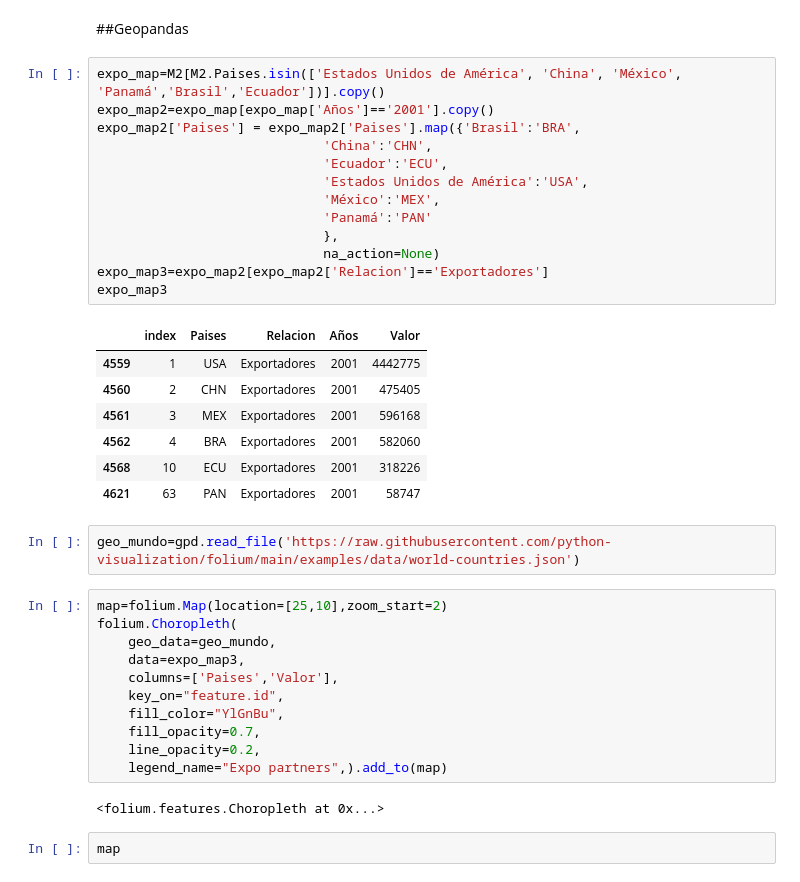
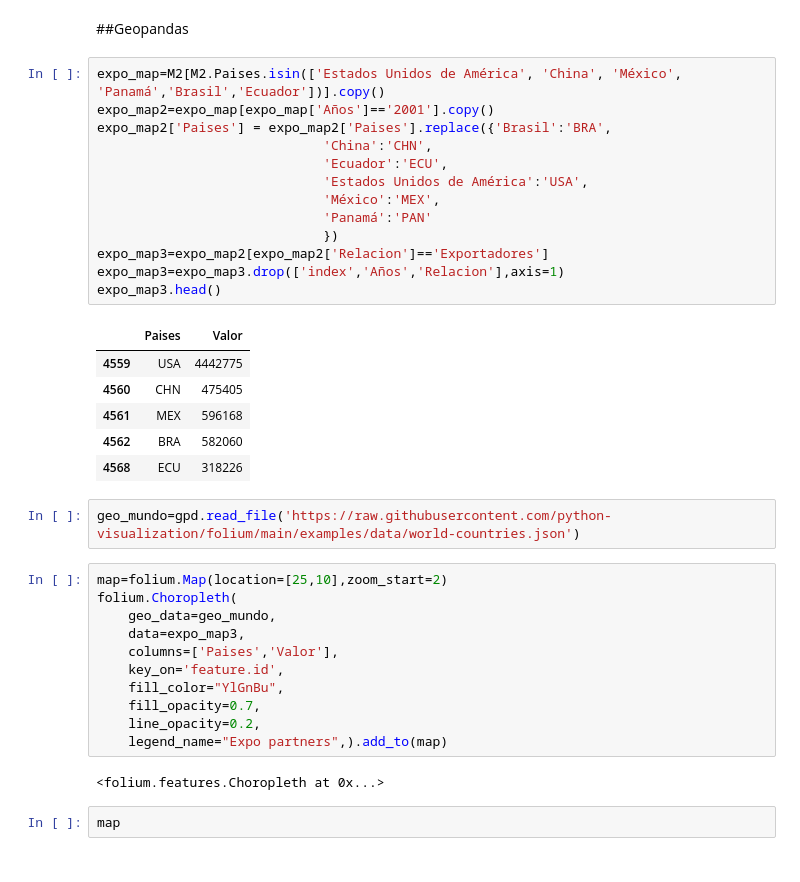
Before and after one commit to LuchoValr/Mycodes, a Jupyter notebook: Proyecto_semillero_Avance1.ipynb, the cells around one changed output. Drawn from its saved outputs; the diff is of its cells as text.

```diff
--- a/Proyecto_semillero_Avance1.ipynb
+++ b/Proyecto_semillero_Avance1.ipynb
@@ -281,24 +256,23 @@ ax2.legend(['Tasa de desempleo de Colombia'],prop = {'size': 10},loc='upper left
 # %%
 expo_map=M2[M2.Paises.isin(['Estados Unidos de América', 'China', 'México', 'Panamá','Brasil','Ecuador'])].copy()
 expo_map2=expo_map[expo_map['Años']=='2001'].copy()
-expo_map2['Paises'] = expo_map2['Paises'].map({'Brasil':'BRA',
+expo_map2['Paises'] = expo_map2['Paises'].replace({'Brasil':'BRA',
                              'China':'CHN',
                              'Ecuador':'ECU',
                              'Estados Unidos de América':'USA',
                              'México':'MEX',
                              'Panamá':'PAN'
-                             },
-                             na_action=None)
+                             })
 expo_map3=expo_map2[expo_map2['Relacion']=='Exportadores']
-expo_map3
+expo_map3=expo_map3.drop(['index','Años','Relacion'],axis=1)
+expo_map3.head()
 # %% [output]
-|  | index | Paises | Relacion | Años | Valor |
-| 4559 | 1 | USA | Exportadores | 2001 | 4442775 |
-| 4560 | 2 | CHN | Exportadores | 2001 | 475405 |
-| 4561 | 3 | MEX | Exportadores | 2001 | 596168 |
-| 4562 | 4 | BRA | Exportadores | 2001 | 582060 |
-| 4568 | 10 | ECU | Exportadores | 2001 | 318226 |
-| 4621 | 63 | PAN | Exportadores | 2001 | 58747 |
+|  | Paises | Valor |
+| 4559 | USA | 4442775 |
+| 4560 | CHN | 475405 |
+| 4561 | MEX | 596168 |
+| 4562 | BRA | 582060 |
+| 4568 | ECU | 318226 |
 # %%
 geo_mundo=gpd.read_file('https://raw.githubusercontent.com/python-visualization/folium/main/examples/data/world-countries.json')
 # %%
@@ -307,7 +281,7 @@ folium.Choropleth(
     geo_data=geo_mundo,
     data=expo_map3,
     columns=['Paises','Valor'],
-    key_on="feature.id",
+    key_on='feature.id',
     fill_color="YlGnBu",
     fill_opacity=0.7,
     line_opacity=0.2,
```
Also changed, not shown: parts of 3 cells of this notebook.
